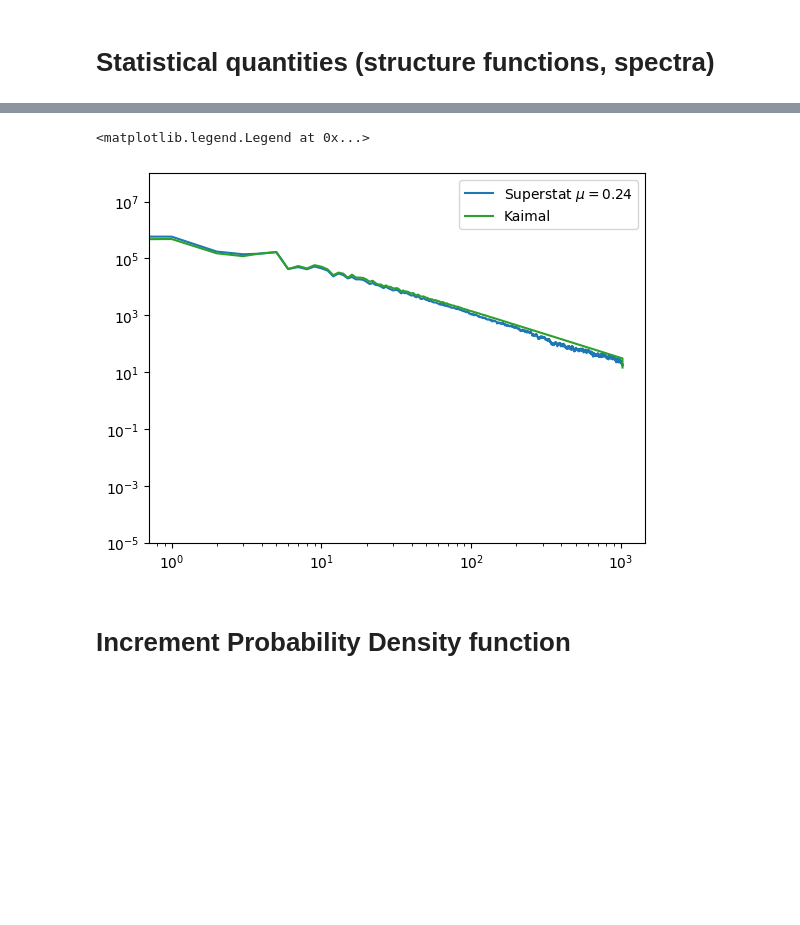
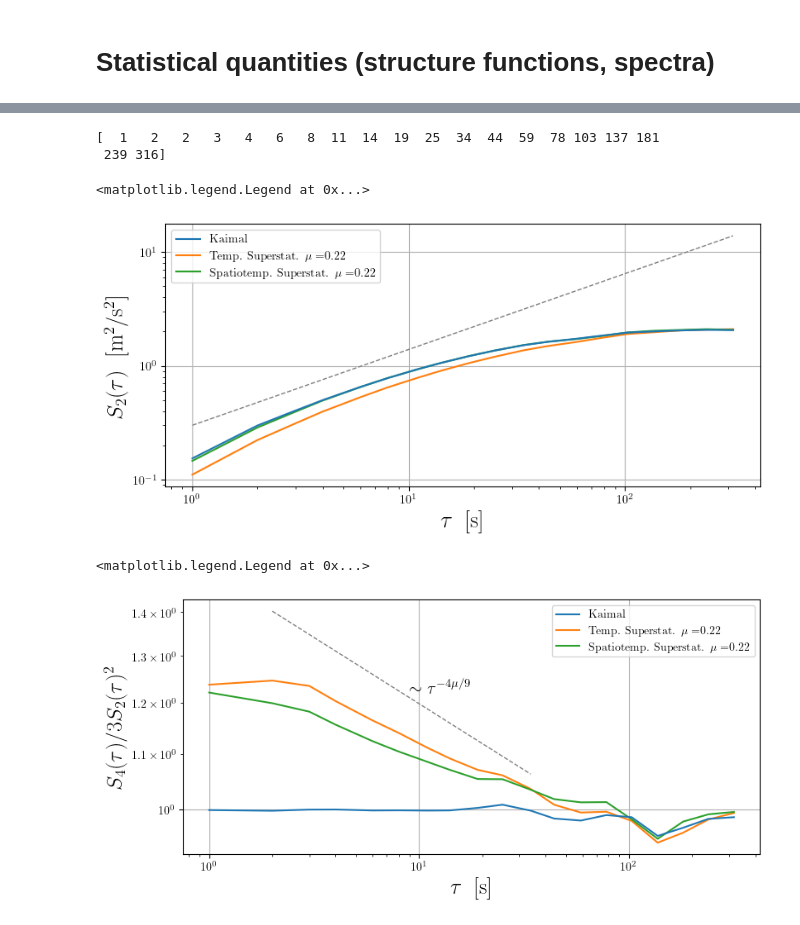
Before and after one commit to fiddir/pyforwind, a Jupyter notebook: examples/example_kaimal.ipynb, the cells around one changed output, grey strips where cells are left out. Drawn from its saved outputs; the diff is of its cells as text; code cells hidden in the pictures; blank space fills up the shorter version.

```diff
--- a/examples/example_kaimal.ipynb
+++ b/examples/example_kaimal.ipynb
@@ -108,15 +106,54 @@ plt.legend()
-# %%
-# spectra
-u_hat = np.fft.rfft(u, axis=2)
-u_hat_gauss = np.fft.rfft(u_gauss, axis=2)
-spec = np.mean(np.abs(u_hat**2), axis=(0,1))
-spec_gauss = np.mean(np.abs(u_hat_gauss**2), axis=(0,1))
-plt.ylim(10**(-5), 10**(8))
-plt.loglog(spec, label='Superstat $\\mu=0.24$', color='C0')
-plt.loglog(spec_gauss, label='Kaimal', color='C2')
-plt.legend()
-# %% [output]
-<matplotlib.legend.Legend at 0x...>
-[figure, removed]
-# %% [markdown]
-# Increment Probability Density function
+# %%
+tau = np.logspace(0.2, 2.5, 20, dtype='int')
+print(tau)
+struc_2_gauss = np.zeros(tau.size)
+struc_4_gauss = np.zeros(tau.size)
+struc_2_temporal = np.zeros(tau.size)
+struc_4_temporal = np.zeros(tau.size)
+struc_2_spatiotemporal = np.zeros(tau.size)
+struc_4_spatiotemporal = np.zeros(tau.size)
+for rr in range(tau.size):
+    struc_2_gauss[rr] = np.mean((np.roll(u_gauss, tau[rr], axis=3)-u_gauss)**2)
+    struc_4_gauss[rr] = np.mean((np.roll(u_gauss, tau[rr], axis=3)-u_gauss)**4)
+    struc_2_temporal[rr] = np.mean((np.roll(u_temporal, tau[rr], axis=3)-u_temporal)**2)
+    struc_4_temporal[rr] = np.mean((np.roll(u_temporal, tau[rr], axis=3)-u_temporal)**4)
+    struc_2_spatiotemporal[rr] = np.mean((np.roll(u_spatiotemporal, tau[rr], axis=3)-u_spatiotemporal)**2)
+    struc_4_spatiotemporal[rr] = np.mean((np.roll(u_spatiotemporal, tau[rr], axis=3)-u_spatiotemporal)**4)
+# %% [output]
+[  1   2   2   3   4   6   8  11  14  19  25  34  44  59  78 103 137 181
+ 239 316]
+# %%
+# second-order structure functions
+plt.rcParams["axes.grid"] = True
+fig, ax = plt.subplots(figsize=(9, 4))
+ax.plot(tau, struc_2_gauss, label='Kaimal', color='C0',zorder=12)
+ax.plot(tau, struc_2_temporal, label='Temp. Superstat. $\\mu=$'+str(mu), color='C1')
+ax.plot(tau, struc_2_spatiotemporal, label='Spatiotemp. Superstat. $\\mu=$'+str(mu), color='C2')
+ax.legend(fontsize=12)
+plt.ylabel('$S_2(\\tau)\;\; \\textrm{[m$^2$/s$^2$]}$', fontsize=19)
+plt.xlabel('$\\tau \;\; \\textrm{[s]}$', fontsize=19)
+plt.loglog(tau, 0.3*tau**(2/3.), color='grey', ls='dashed', lw=1)
+plt.legend()
+# %% [output]
+<matplotlib.legend.Legend at 0x...>
+[figure, added]
+# %%
+# flatness
+plt.rcParams["axes.grid"] = True
+fig, ax = plt.subplots(figsize=(9, 4))
+ax.plot(tau, struc_4_gauss/(3.*struc_2_gauss**2), label='Kaimal', color='C0',zorder=12)
+ax.plot(tau, struc_4_temporal/(3.*struc_2_temporal**2), label='Temp. Superstat. $\\mu=$'+str(mu), color='C1')
+ax.plot(tau, struc_4_spatiotemporal/(3.*struc_2_spatiotemporal**2), label='Spatiotemp. Superstat. $\\mu=$'+str(mu), color='C2')
+ax.legend(fontsize=12)
+plt.ylabel('$S_4(\\tau)/3 S_2(\\tau)^2$', fontsize=19)
+plt.xlabel('$\\tau \;\; \\textrm{[s]}$', fontsize=19)
+plt.loglog(tau[1:-8], 1.5*tau[1:-8]**(-4.*mu/9.), color='grey', ls='dashed', lw=1)
+ax.text(9, 1.22, '$\\sim \\tau^{-4\\mu/9}$', fontsize=15)
+plt.legend()
+#plt.loglog(R_struc,struc_4/(3.*struc_2**2), label='Superstat $\\mu=0.24$', color='C0')
+#plt.loglog(R_struc,struc_4_gauss/(3.*struc_2_gauss**2), label='Kaimal', color='C2')
+#plt.loglog(R_struc, 2*R_struc**(-4*mu/9), color='black', ls='dashed')
+plt.legend()
+# %% [output]
+<matplotlib.legend.Legend at 0x...>
+[figure, added]
```
Also changed, not shown: parts of 20 cells of this notebook, 1 other file.
